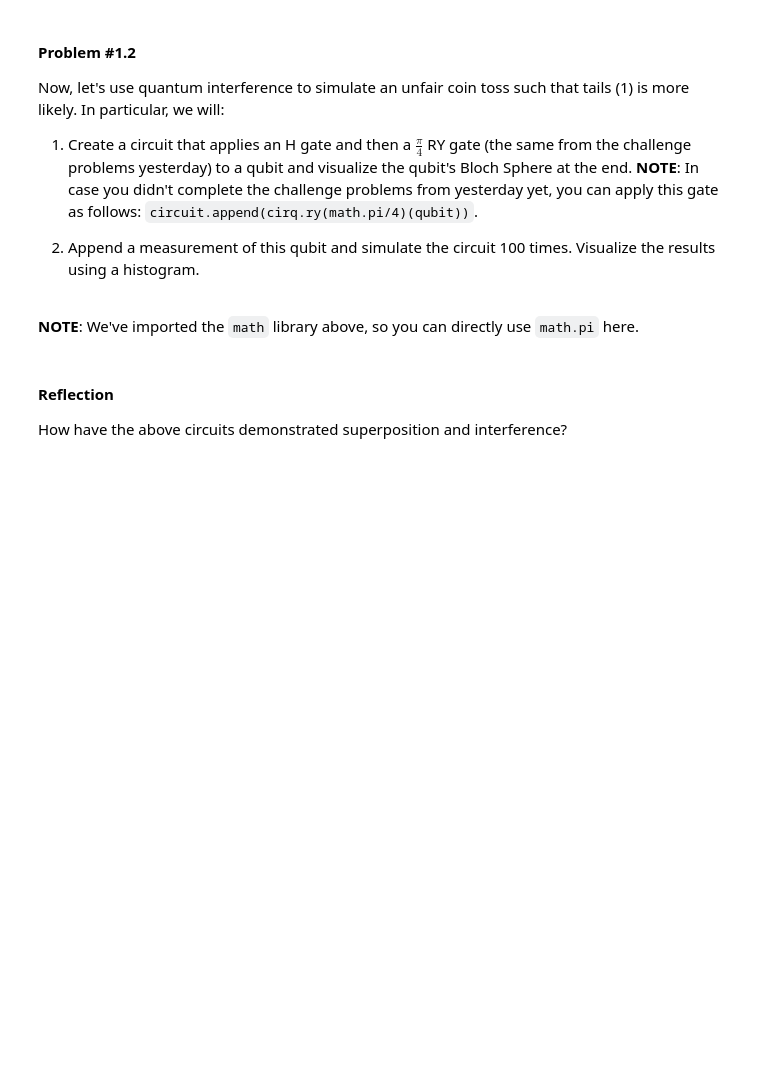
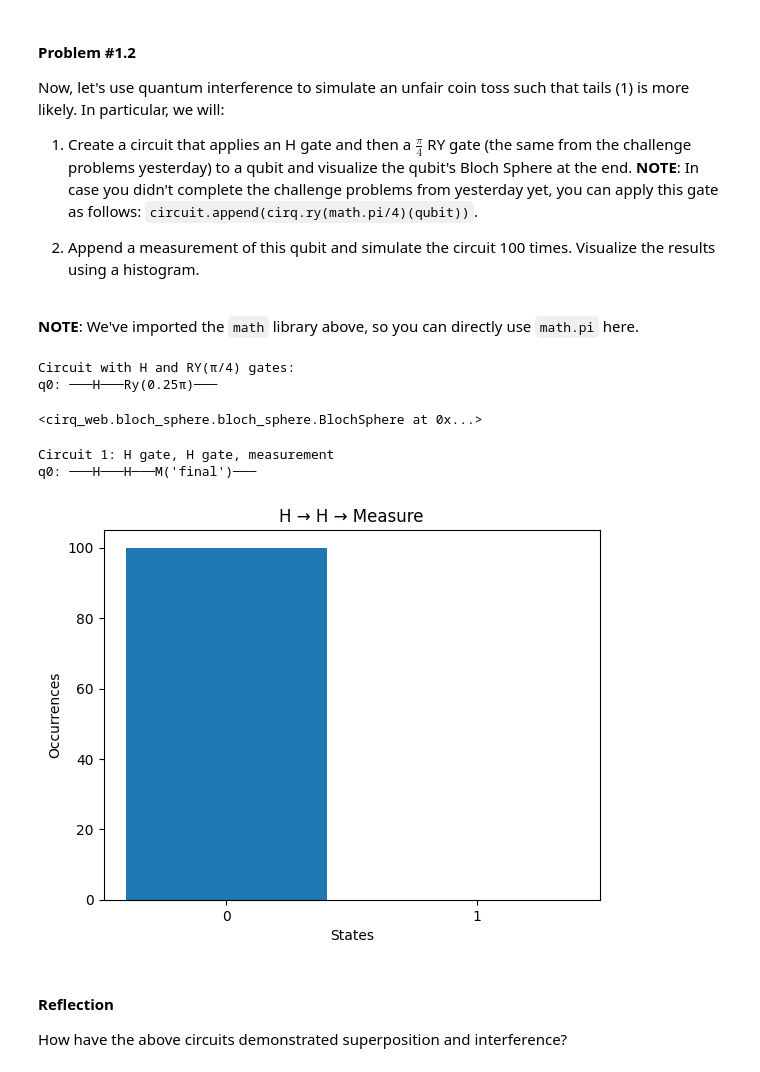
Before and after one commit to Yannaner/BitCamp-2025, a Jupyter notebook: Quantum Workship ipynbs/2025_Bitcamp_Workshop_2_Quantum_Mechanics_of_Qubits_[STUDENT].ipynb, the cells around one changed output. Drawn from its saved outputs; the diff is of its cells as text; code cells hidden in the pictures; blank space fills up the shorter version.

```diff
--- a/Quantum Workship ipynbs/2025_Bitcamp_Workshop_2_Quantum_Mechanics_of_Qubits_[STUDENT].ipynb
+++ b/Quantum Workship ipynbs/2025_Bitcamp_Workshop_2_Quantum_Mechanics_of_Qubits_[STUDENT].ipynb
@@ -84,3 +96,45 @@ Now, let's use quantum interference to simulate an unfair coin toss such that ta
+# %%
+# COMPLETE THIS CODE
+
+qubit = cirq.NamedQubit('q0')
+circuit = cirq.Circuit()
+circuit.append(cirq.H(qubit))
+circuit.append(cirq.ry(math.pi/4)(qubit))
+
+print("Circuit with H and RY(π/4) gates:")
+print(circuit)
+
+
+state = cirq.final_state_vector(circuit)
+bloch_sphere.BlochSphere(state_vector=state)
+# %% [output]
+Circuit with H and RY(π/4) gates:
+q0: ───H───Ry(0.25π)───
+<cirq_web.bloch_sphere.bloch_sphere.BlochSphere at 0x...>
+# %%
+qubit = cirq.NamedQubit('q0')
+circuit1 = cirq.Circuit()
+
+#two Hadamard gates followed by measurement
+circuit1.append(cirq.H(qubit))
+circuit1.append(cirq.H(qubit))
+circuit1.append(cirq.measure(qubit, key='final'))
+
+print("Circuit 1: H gate, H gate, measurement")
+print(circuit1)
+
+sim = cirq.Simulator()
+result1 = sim.run(circuit1, repetitions=100)
+
+hist = cirq.plot_state_histogram(result1, plt.subplot(),
+                              title='H → H → Measure',
+                              xlabel='States',
+                              ylabel='Occurrences')
+plt.show()
+# %% [output]
+Circuit 1: H gate, H gate, measurement
+q0: ───H───H───M('final')───
+[figure, added]
 # %% [markdown]
 #### **Reflection**
 
```
Also changed, not shown: parts of 14 cells of this notebook.
